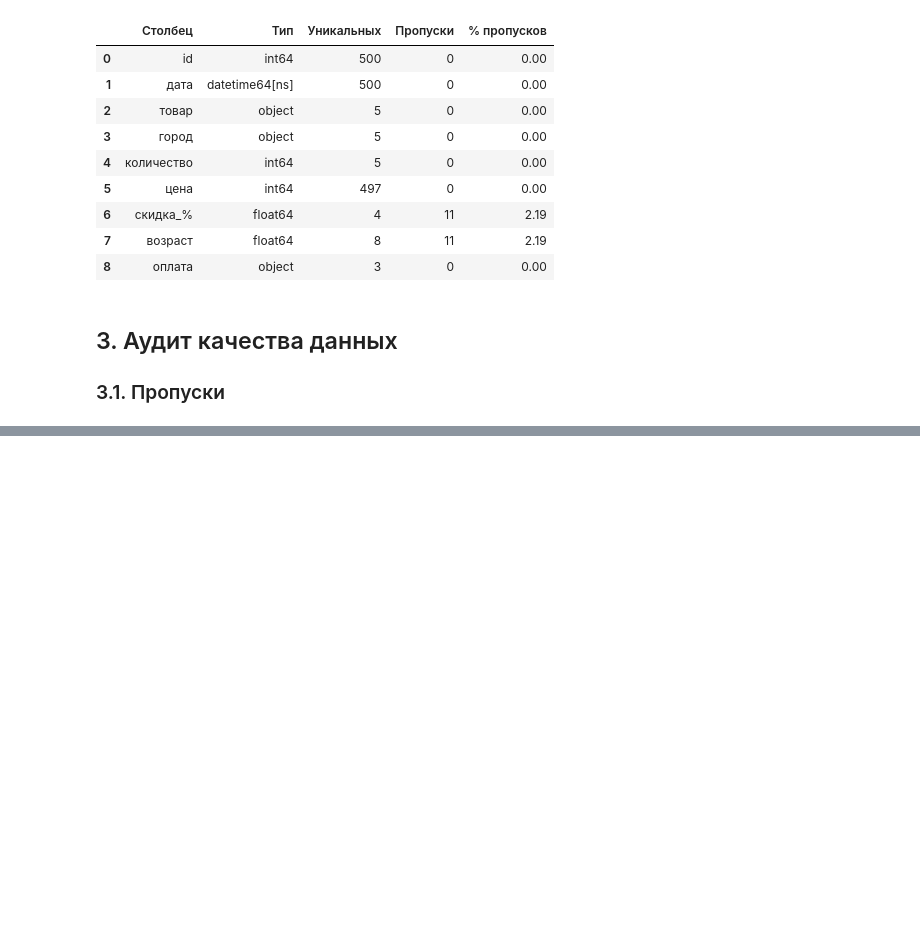
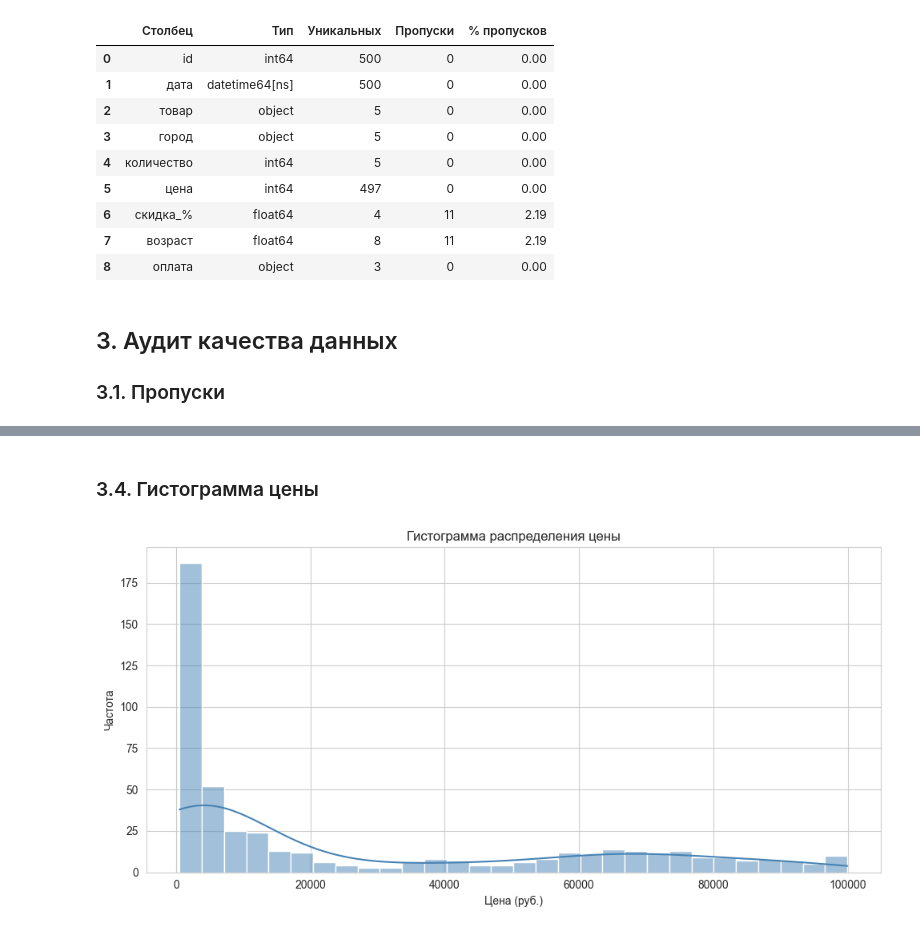
Before and after one commit to shahistakochkarova-debug/Laba-1, a Jupyter notebook: notebooks/1_data_understanding.ipynb, the cells around one changed output, grey strips where cells are left out. Drawn from its saved outputs; the diff is of its cells as text; code cells hidden in the pictures; blank space fills up the shorter version.

```diff
--- a/notebooks/1_data_understanding.ipynb
+++ b/notebooks/1_data_understanding.ipynb
@@ -414,0 +185,12 @@ print("Чёткой зависимости 'дороже = больше скид
+# %% [markdown]
+### 3.4. Гистограмма цены
+# %%
+plt.figure(figsize=(10, 5))
+sns.histplot(data=df, x='цена', bins=30, kde=True, color='steelblue')
+plt.title('Гистограмма распределения цены')
+plt.xlabel('Цена (руб.)')
+plt.ylabel('Частота')
+plt.tight_layout()
+plt.show()
+# %% [output]
+[figure, added]
```
Also changed, not shown: parts of 55 cells of this notebook.
